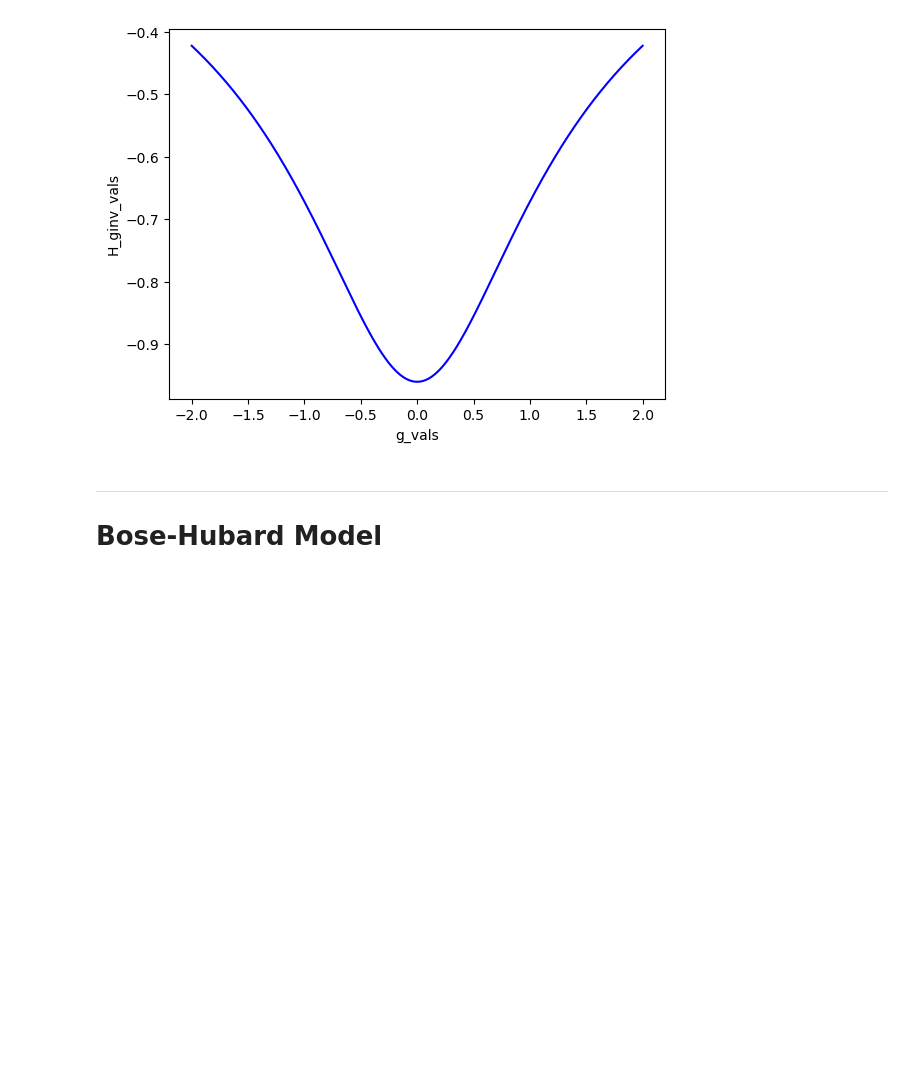
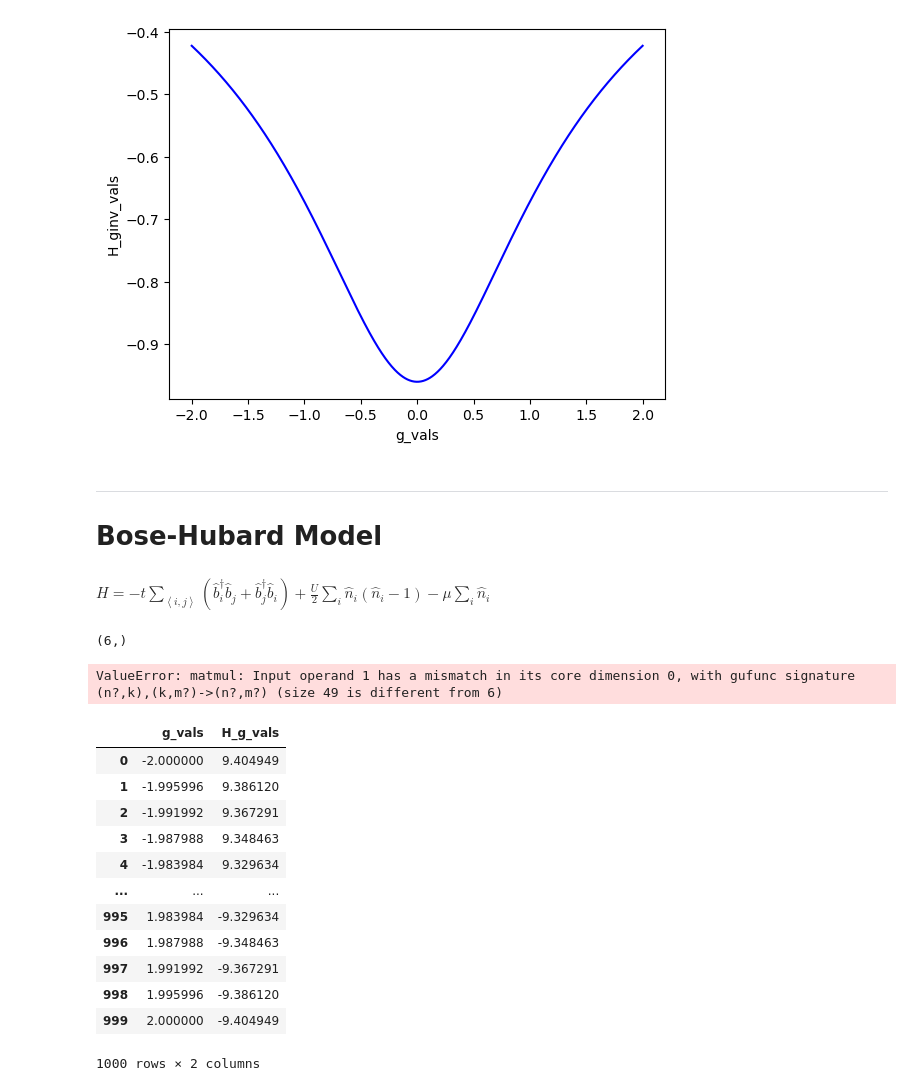
Before and after one commit to Mich-blz/Interpolations, a Jupyter notebook: Tarea1.ipynb, the cells around one changed output. Drawn from its saved outputs; the diff is of its cells as text; code cells hidden in the pictures; blank space fills up the shorter version.

```diff
--- a/Tarea1.ipynb
+++ b/Tarea1.ipynb
@@ -472,3 +472,5 @@ sns.lineplot(
 # %% [markdown]
 ---
 # Bose-Hubard Model
+# %% [markdown]
+$H=-t\sum _{\left\langle i,j\right\rangle }\left({\hat {b}}_{i}^{\dagger }{\hat {b}}_{j}+{\hat {b}}_{j}^{\dagger }{\hat {b}}_{i}\right)+{\frac {U}{2}}\sum _{i}{\hat {n}}_{i}\left({\hat {n}}_{i}-1\right)-\mu \sum _{i}{\hat {n}}_{i}$
@@ -474,0 +557,38 @@ sns.lineplot(
+# %%
+H_hb(10,2,2)
+# %% [output]
+(6,)
+# %%
+
+# * Variation of g
+g_vals = np.linspace(-2,2,1000)
+U_vals = t/g_vals
+
+VEC_H_g = np.vectorize(H_hb)
+
+H_g_vals = VEC_H_g(N,g_vals,U_vals)
+
+data = {
+    'g_vals' : g_vals,
+    'H_g_vals' : H_g_vals,
+}
+
+df = pd.DataFrame(data)
+# %% [output]
+ValueError: matmul: Input operand 1 has a mismatch in its core dimension 0, with gufunc signature (n?,k),(k,m?)->(n?,m?) (size 49 is different from 6)
+# %%
+df
+# %% [output]
+|  | g_vals | H_g_vals |
+| 0 | -2.000000 | 9.404949 |
+| 1 | -1.995996 | 9.386120 |
+| 2 | -1.991992 | 9.367291 |
+| 3 | -1.987988 | 9.348463 |
+| 4 | -1.983984 | 9.329634 |
+| ... | ... | ... |
+| 995 | 1.983984 | -9.329634 |
+| 996 | 1.987988 | -9.348463 |
+| 997 | 1.991992 | -9.367291 |
+| 998 | 1.995996 | -9.386120 |
+| 999 | 2.000000 | -9.404949 |
+1000 rows × 2 columns
```
Also changed, not shown: parts of 9 cells of this notebook.
